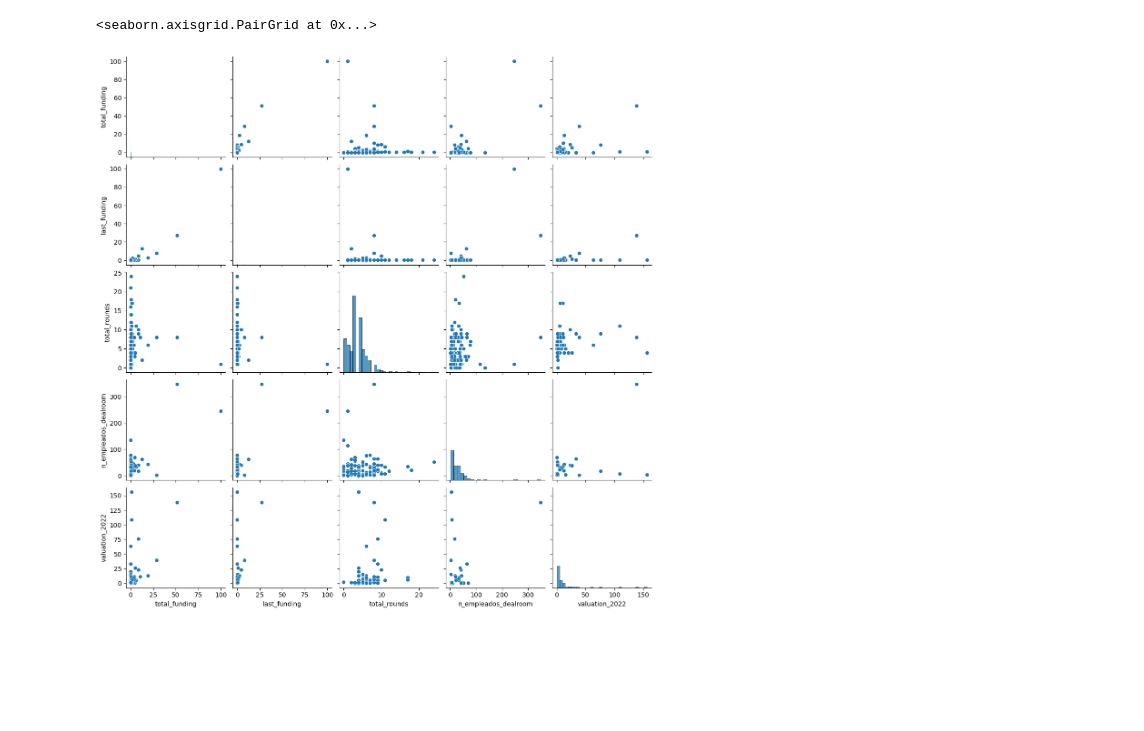
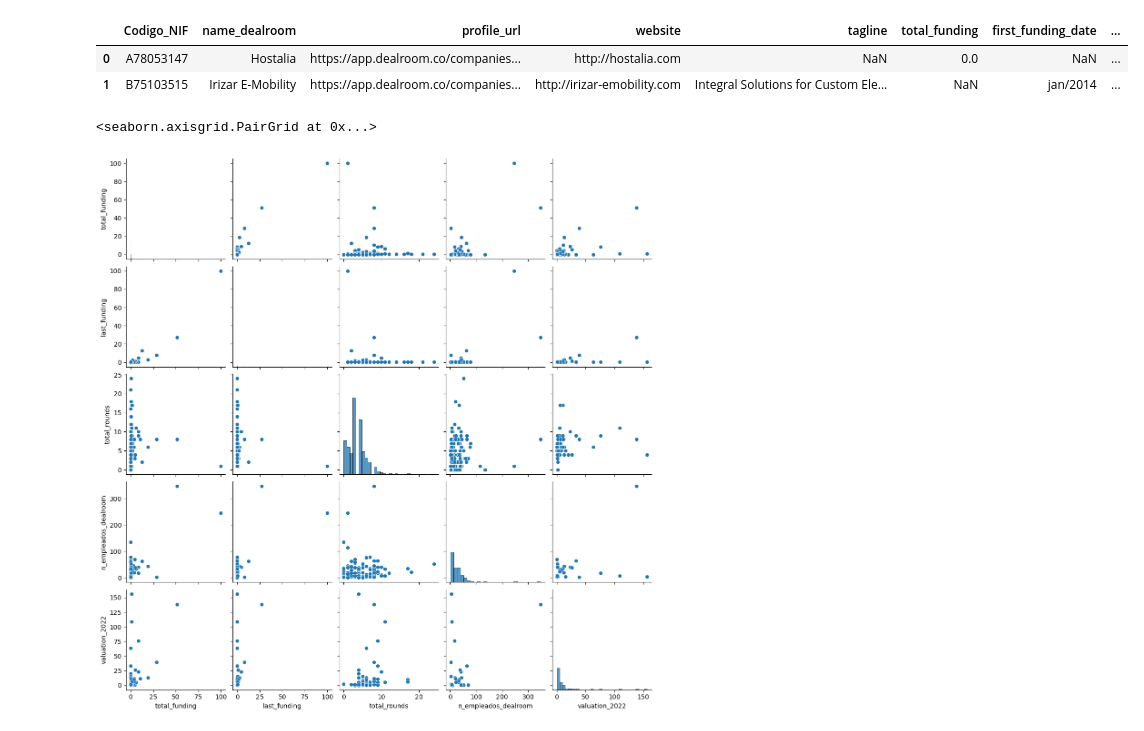
Before and after one commit to unaimleal/spri_reto_07_morado, a Jupyter notebook: Análsis descriptivo.ipynb, the cells around one changed output. Cells and saved outputs as stored; diff of their text form; code cells hidden in the pictures; blank space fills up the shorter version.

```diff
--- a/Análsis descriptivo.ipynb
+++ b/Análsis descriptivo.ipynb
@@ -26,3 +20,9 @@ df_sabi_1
+# %%
+df_dealroom.head(2)
+# %% [output]
+|  | Codigo_NIF | name_dealroom | profile_url | website | tagline | total_funding | first_funding_date | ... |
+| 0 | A78053147 | Hostalia | https://app.dealroom.co/companies... | http://hostalia.com | NaN | 0.0 | NaN | ... |
+| 1 | B75103515 | Irizar E-Mobility | https://app.dealroom.co/companies... | http://irizar-emobility.com | Integral Solutions for Custom Ele... | NaN | jan/2014 | ... |
 # %%
 sns.pairplot(df_dealroom)
 # %% [output]
```
Also changed, not shown: parts of 11 cells of this notebook.
